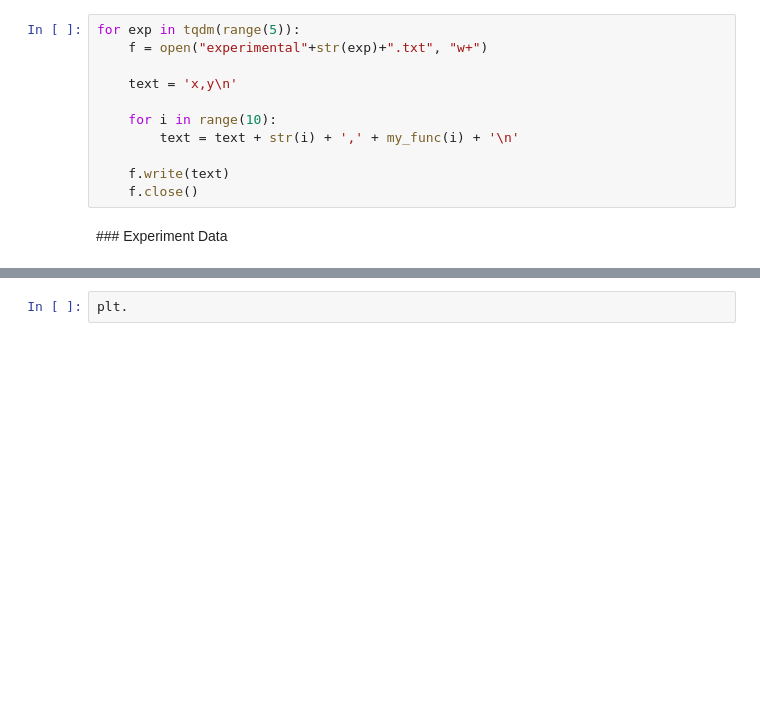
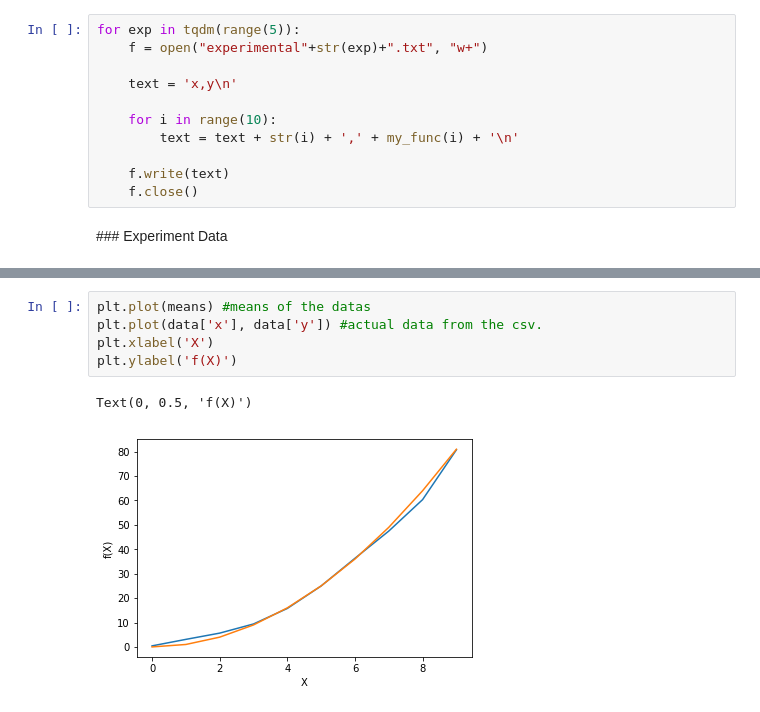
Before and after one commit to complex-systems-rg/UG-Research, a Jupyter notebook: Data Analysis/1 Parameter/Huso/ExperimentPlotting.ipynb, the cells around one changed output, grey strips where cells are left out. Drawn from its saved outputs; the diff is of its cells as text; blank space fills up the shorter version.

```diff
--- a/Data Analysis/1 Parameter/Huso/ExperimentPlotting.ipynb
+++ b/Data Analysis/1 Parameter/Huso/ExperimentPlotting.ipynb
@@ -77,2 +77,8 @@ array([ 0.13261543,  2.61676478,  5.59503495,  9.72228638, 14.67760164,
-# %%
-plt.
+# %%
+plt.plot(means) #means of the datas
+plt.plot(data['x'], data['y']) #actual data from the csv.
+plt.xlabel('X')
+plt.ylabel('f(X)')
+# %% [output]
+Text(0, 0.5, 'f(X)')
+[figure, added]
```
Also changed, not shown: parts of 2 cells of this notebook.
